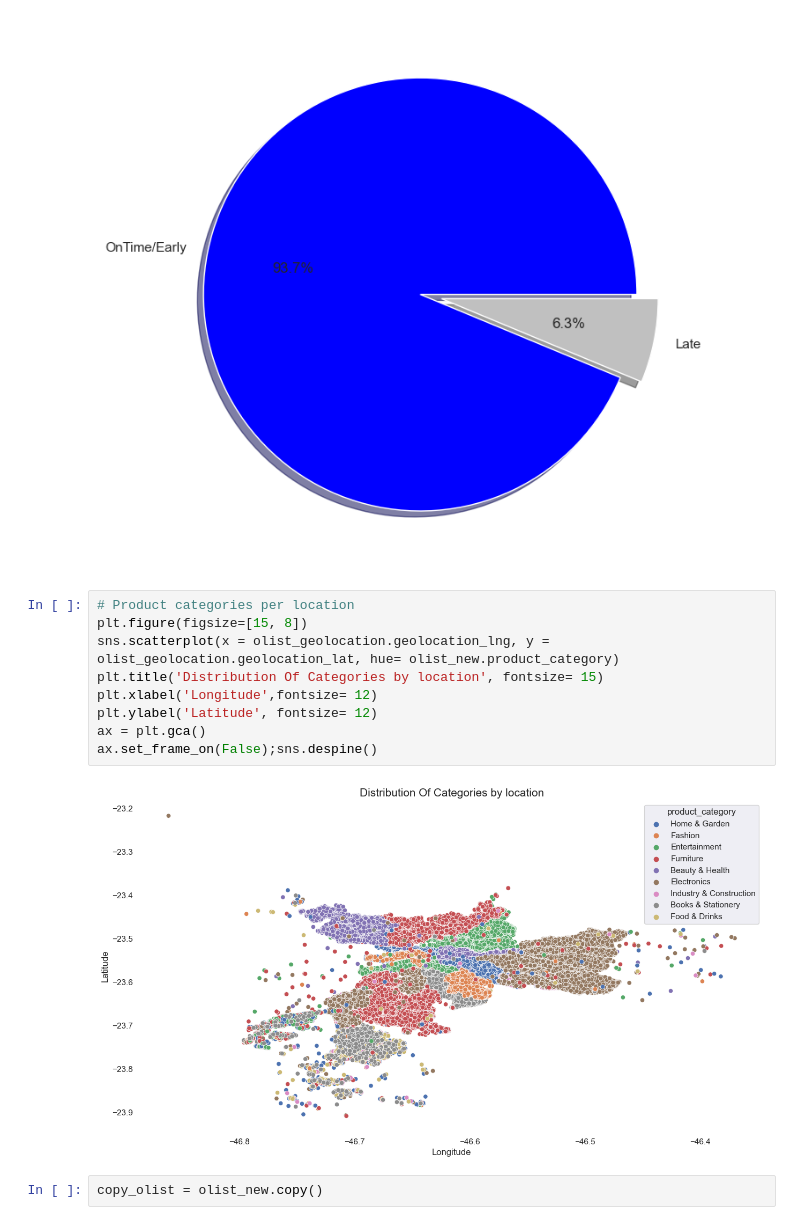
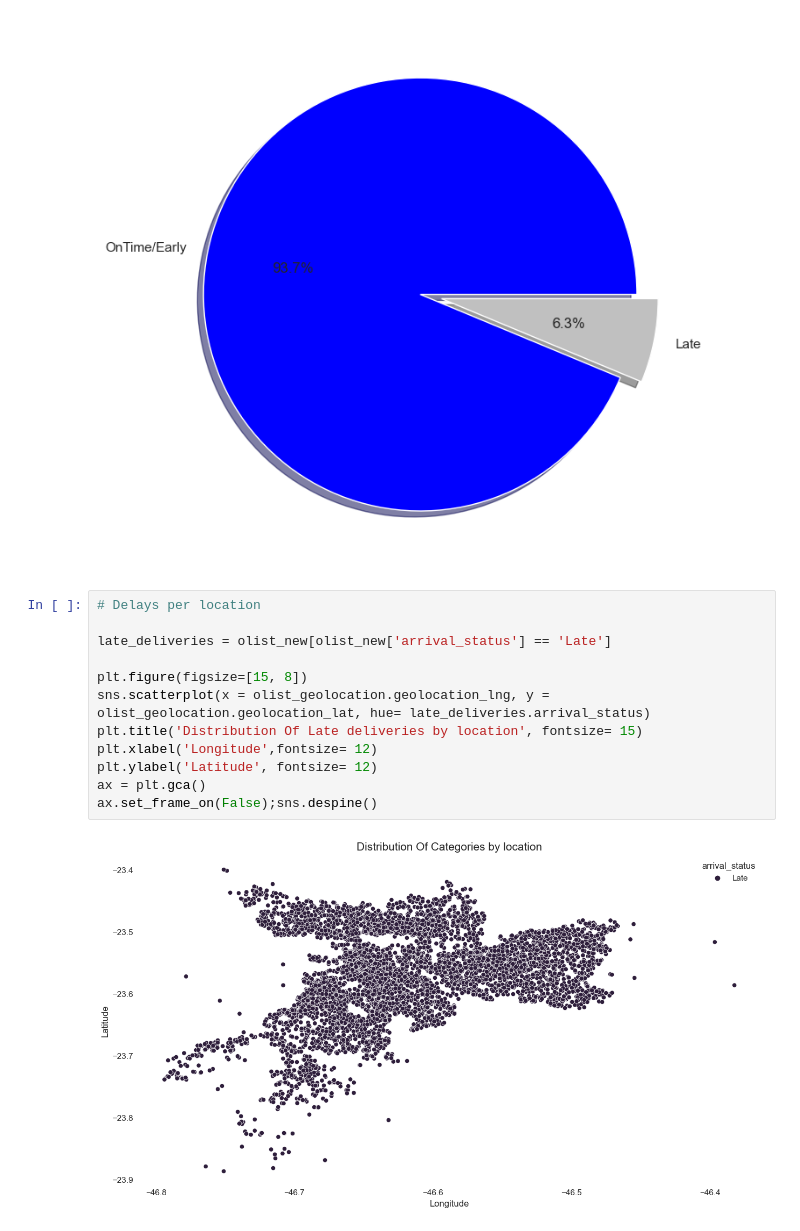
Before and after one commit to SamTerstappen99/MachineLearning-Group6, a Jupyter notebook: Sam General Analysis .ipynb, the cells around one changed output. Drawn from its saved outputs; the diff is of its cells as text.

```diff
--- a/Sam General Analysis .ipynb
+++ b/Sam General Analysis .ipynb
@@ -233,15 +247,16 @@ plt.pie(Values, explode=(0.05, 0.05), labels= ['OnTime/Early', 'Late'], autopct=
 # %% [output]
 [figure]
 # %%
-# Product categories per location
+# Delays per location
+
+late_deliveries = olist_new[olist_new['arrival_status'] == 'Late']
+
 plt.figure(figsize=[15, 8])
-sns.scatterplot(x = olist_geolocation.geolocation_lng, y = olist_geolocation.geolocation_lat, hue= olist_new.product_category)
-plt.title('Distribution Of Categories by location', fontsize= 15)
+sns.scatterplot(x = olist_geolocation.geolocation_lng, y = olist_geolocation.geolocation_lat, hue= late_deliveries.arrival_status)
+plt.title('Distribution Of Late deliveries by location', fontsize= 15)
 plt.xlabel('Longitude',fontsize= 12)
 plt.ylabel('Latitude', fontsize= 12)
 ax = plt.gca()
 ax.set_frame_on(False);sns.despine()
 # %% [output]
-[figure, old version]
+[figure, new version]
-# %%
-copy_olist = olist_new.copy()
```
Also changed, not shown: parts of 16 cells of this notebook, 3 other files.
